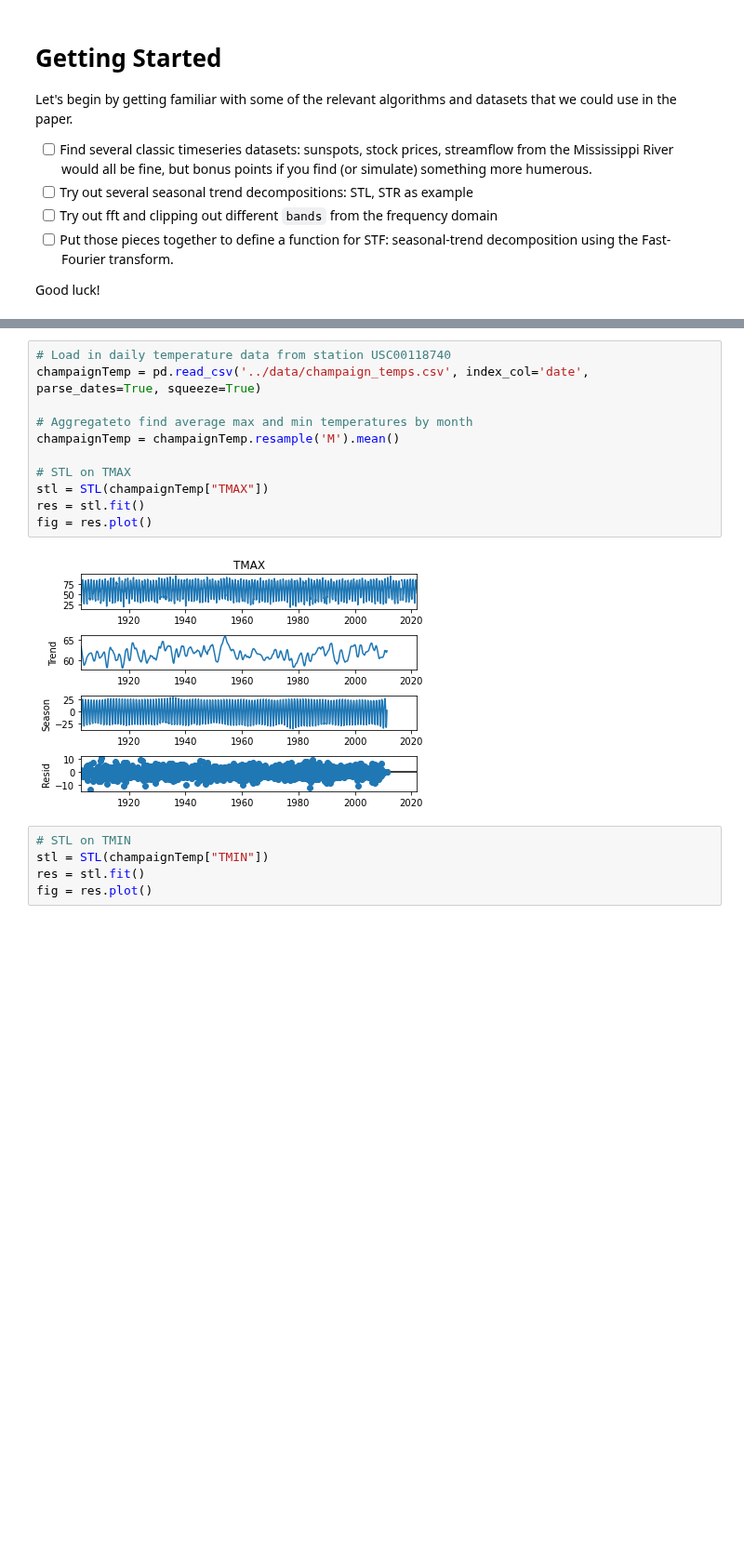
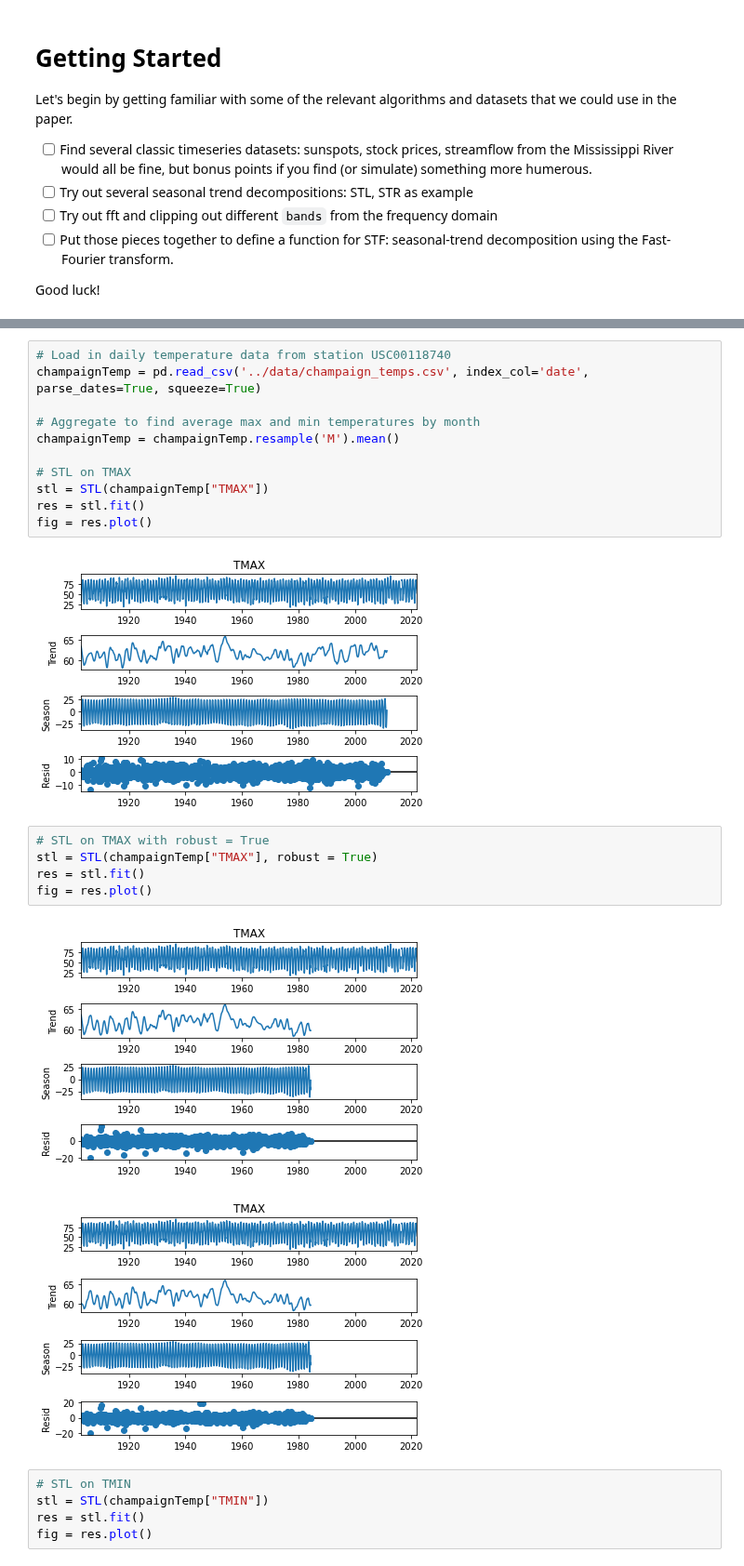
Before and after one commit to thodson-usgs/stf-decomposition, a Jupyter notebook: notebooks/00_getting_started.ipynb, the cells around one changed output, grey strips where cells are left out. Shown at 93% size. Cells and saved outputs as stored; diff of their text form; blank space fills up the shorter version.

```diff
--- a/notebooks/00_getting_started.ipynb
+++ b/notebooks/00_getting_started.ipynb
@@ -23,7 +25,7 @@ fig = res.plot()
 # Load in daily temperature data from station USC00118740
 champaignTemp = pd.read_csv('../data/champaign_temps.csv', index_col='date', parse_dates=True, squeeze=True)
 
-# Aggregateto find average max and min temperatures by month
+# Aggregate to find average max and min temperatures by month
 champaignTemp = champaignTemp.resample('M').mean()
 
 # STL on TMAX
@@ -32,6 +34,14 @@ res = stl.fit()
 fig = res.plot()
 # %% [output]
 [figure]
+# %%
+# STL on TMAX with robust = True
+stl = STL(champaignTemp["TMAX"], robust = True)
+res = stl.fit()
+fig = res.plot()
+# %% [output]
+[figure, added]
+[figure, added]
 # %%
 # STL on TMIN
 stl = STL(champaignTemp["TMIN"])
```
Also changed, not shown: parts of 3 cells of this notebook, 1 other file.
